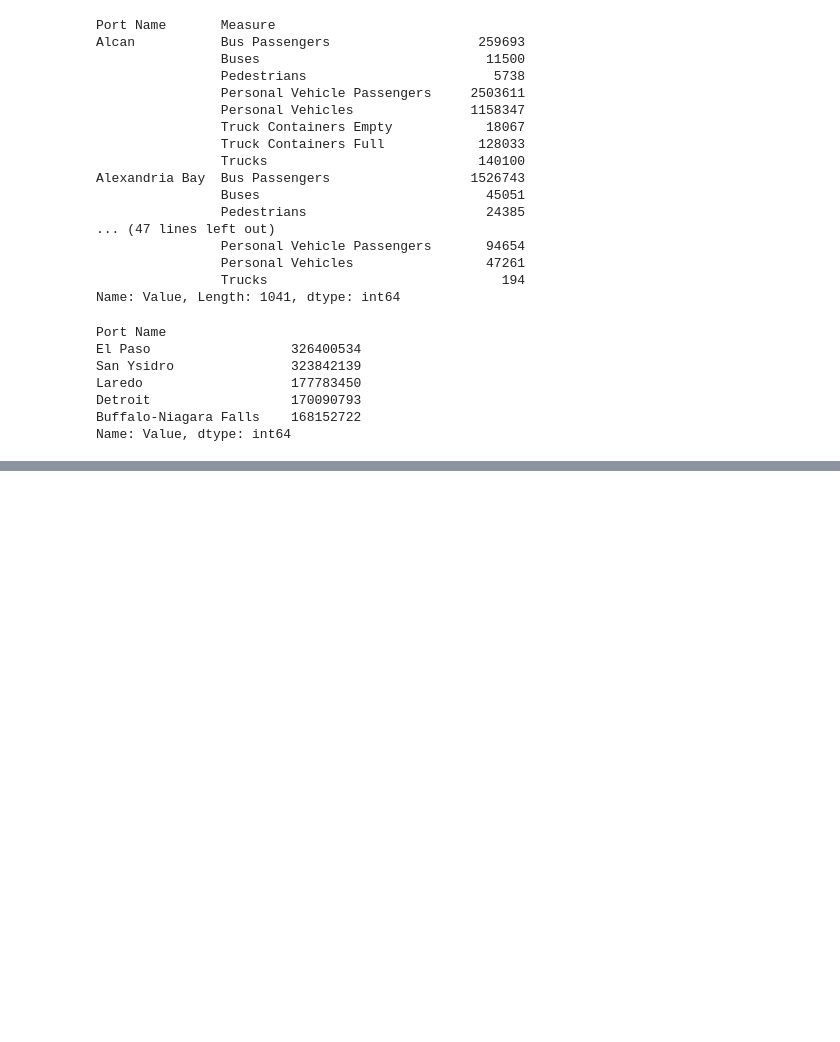
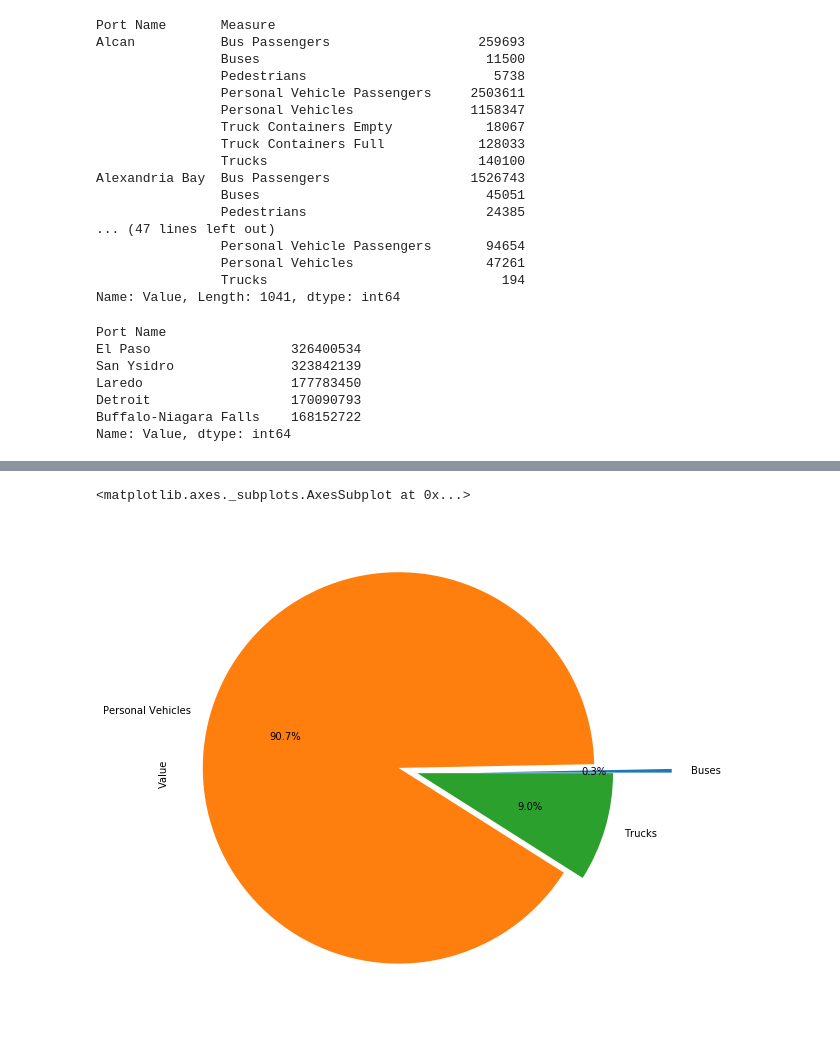
Before and after one commit to amishnerd/raptors, a Jupyter notebook: look.ipynb, the cells around one changed output, grey strips where cells are left out. Saved outputs shown, nothing was run; the diff lists cells and outputs as text; code cells hidden in the pictures; blank space fills up the shorter version.

```diff
--- a/look.ipynb
+++ b/look.ipynb
@@ -61,0 +68,7 @@ Name: Value, dtype: int64
+# %%
+transport_pie = transport_info2.drop(['Port Name'], axis=1)
+transport_pie2 = transport_pie.groupby(['Measure'])['Value'].sum()
+transport_pie2.plot.pie(explode=(0.3,.1,0) ,autopct='%1.1f%%',figsize=(9, 9))
+# %% [output]
+<matplotlib.axes._subplots.AxesSubplot at 0x...>
+[figure, added]
```
Also changed, not shown: parts of 3 cells of this notebook.
